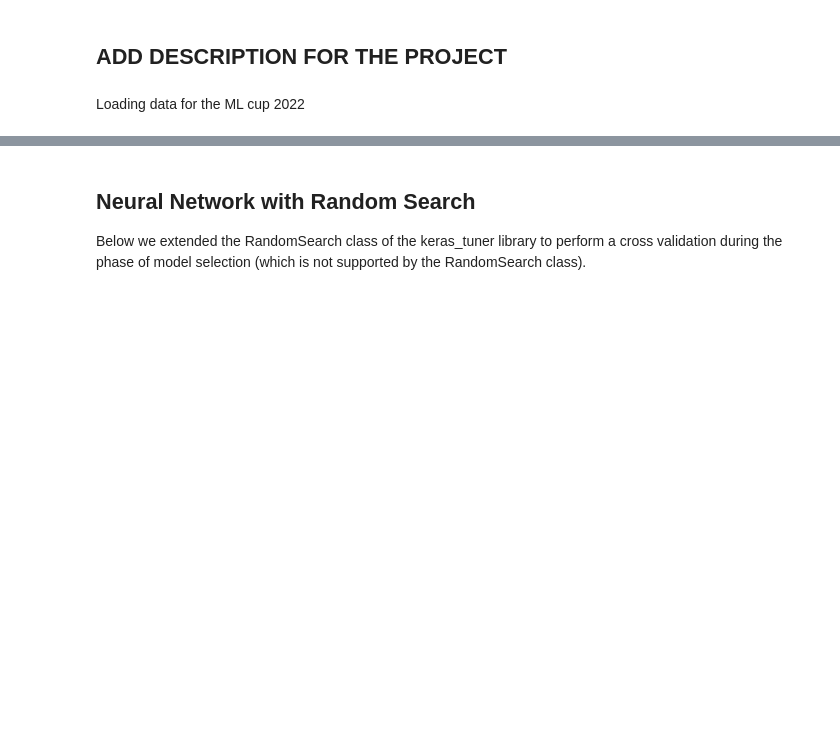
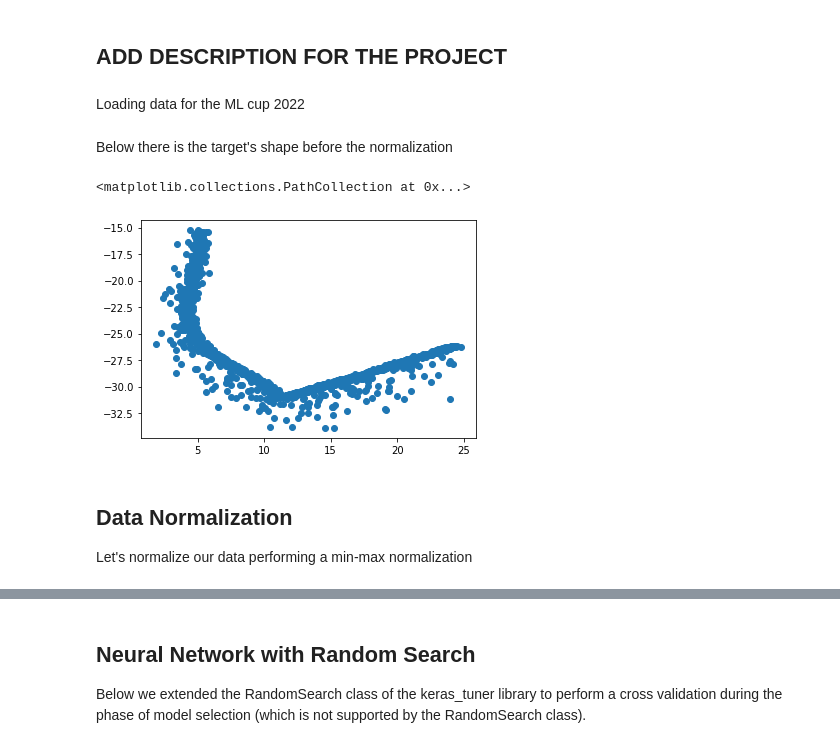
Before and after one commit to CarloTosoni99/ML_prj, a Jupyter notebook: ml_cup22.ipynb, the cells around one changed output, grey strips where cells are left out. Cells and saved outputs as stored; diff of their text form; code cells hidden in the pictures; blank space fills up the shorter version.

```diff
--- a/ml_cup22.ipynb
+++ b/ml_cup22.ipynb
@@ -20,11 +22,21 @@ from operator import itemgetter
 # %% [markdown]
 Loading data for the ML cup 2022
 # %%
-colnames = ['id', 'a1', 'a2', 'a3', 'a4', 'a5', 'a6', 'a7', 'a8', 'a9', 'class1', 'class2']
+colnames = ['id', 'a1', 'a2', 'a3', 'a4', 'a5', 'a6', 'a7', 'a8', 'a9', 'target1', 'target2']
 mlcup_tr = pd.read_csv("./dataset/ml_cup22/ML-CUP22-TR.csv", sep = ",", names=colnames)
 mlcup_tr = mlcup_tr.iloc[7:, :]
 mlcup_tr = mlcup_tr.drop('id', axis=1)
-mlcup_tr = (mlcup_tr-mlcup_tr.min())/(mlcup_tr.max()-mlcup_tr.min())
 # %%
 x_mlcup_tr = mlcup_tr.iloc[:, 0:9].values
 y_mlcup_tr = mlcup_tr.iloc[:, 9:11].values
+# %% [markdown]
+Below there is the target's shape before the normalization
+# %%
+plt.scatter(y_mlcup_tr[:, 0], y_mlcup_tr[:, 1])
+# %% [output]
+<matplotlib.collections.PathCollection at 0x...>
+[figure, added]
+# %% [markdown]
+## Data Normalization ##
+
+Let's normalize our data performing a min-max normalization
```
Also changed, not shown: parts of 43 cells of this notebook.
